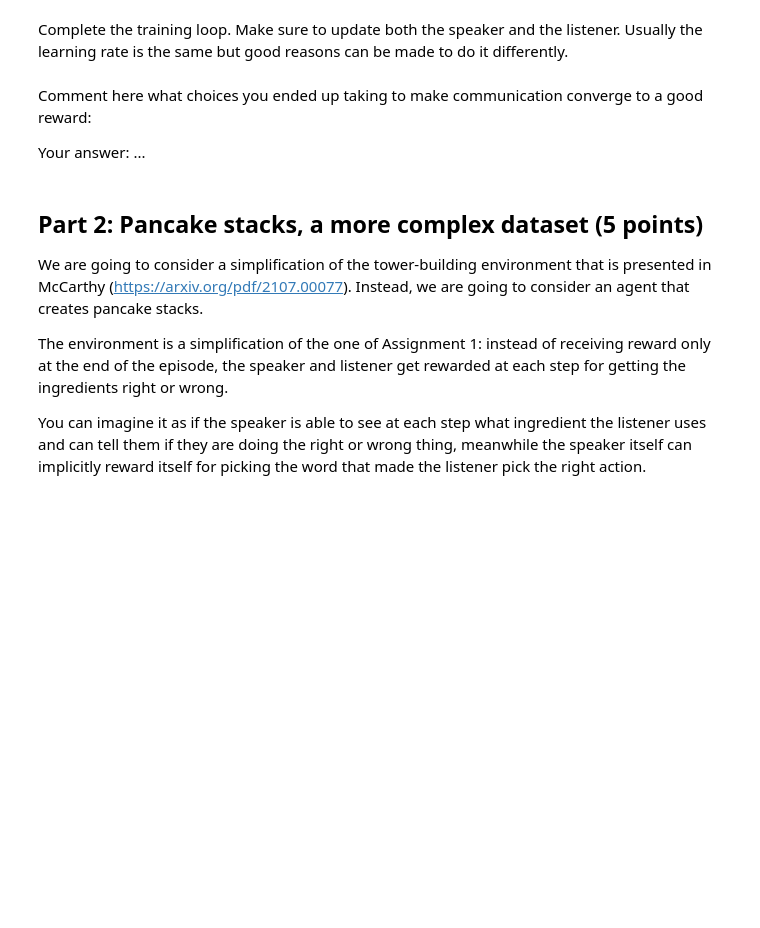
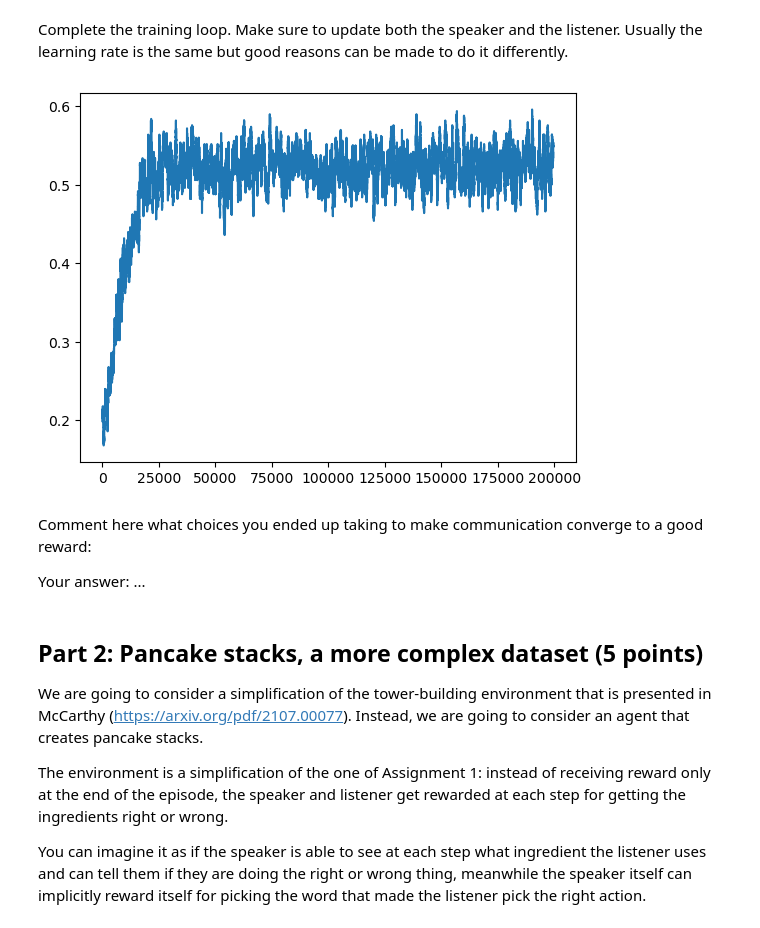
Before and after one commit to marhanse/NeuroSymAI, a Jupyter notebook: assignment3_EmCom.ipynb, the cells around one changed output. Cells and saved outputs as stored; diff of their text form; code cells hidden in the pictures; blank space fills up the shorter version.

```diff
--- a/assignment3_EmCom.ipynb
+++ b/assignment3_EmCom.ipynb
@@ -51,34 +52,58 @@ We will start by having 5 concepts and 5 messages, so the Speaker will try to in
 <!-- ![text](algorithm.png) -->
 [![Q-learning algorithm](https://miro.medium.com/v2/resize:fit:1400/1*7AWfjw8YDfoRqnIO71DjiA.png)](https://en.wikipedia.org/wiki/Q-learning)
 # %%
-"Your code here"
+def q_table_speaker(num_concepts, num_messages):
+    return np.zeros((num_concepts, num_messages))
+
+def q_table_listener(num_messages, num_concepts):
+    return  np.zeros((num_messages, num_concepts))
+
+def epsilon_greedy(Q_listener, message, epsilon=0.1):
+    if np.random.rand() < epsilon:
+        return np.random.randint(Q_listener.shape[1])
+    return np.argmax(Q_listener[message])
+
+# From Assignmnnet 1
+def epsilon_decay_exponetial(t):
+    return max(0.1, 0.90*0.9999**t) #exponential decay with minimum epsilon = 0.1 and maximum = 0.9
 # %% [markdown]
 Complete the training loop. Make sure to update both the speaker and the listener. Usually the learning rate is the same but good reasons can be made to do it differently.
 # %%
+# Param
+learning_rate = 0.02
+
 # Speaker
 num_concepts = 5
 num_messages = 5
-n_iterations = 100000
+n_iterations = 200000
+
 #speaker
-speaker = ...
+speaker = q_table_speaker(num_concepts, num_messages)
 
 # Listener
-listener = ...
+listener = q_table_listener(num_messages, num_concepts)
 
 # Training
 rew_list = []
-for epoch in range(100000):
+for epoch in trange(n_iterations):
     concept = np.random.randint(0, num_concepts)
-    message = ...
-    action = ...
+
+    epsilon_speaker = epsilon_decay_exponetial(epoch)
+    message = epsilon_greedy(speaker, concept, epsilon_speaker)
+
+    epsilon_list = epsilon_decay_exponetial(epoch)
+    action = epsilon_greedy(listener, message, epsilon_list)
     reward = reward_function(concept, action)
-    "Updates"
-    ... #speaker
-    ... #listener
+
+    listener[message, concept] += learning_rate * (reward - listener[message, concept])
+    speaker[concept, message] += learning_rate * (reward - speaker[concept, message])
     rew_list.append(reward)
 
 
 plt.plot(moving_average(rew_list, 500))
+plt.show()
+# %% [output]
+[figure, added]
 # %% [markdown]
 Comment here what choices you ended up taking to make communication converge to a good reward:
 
```
Also changed, not shown: parts of 6 cells of this notebook.
